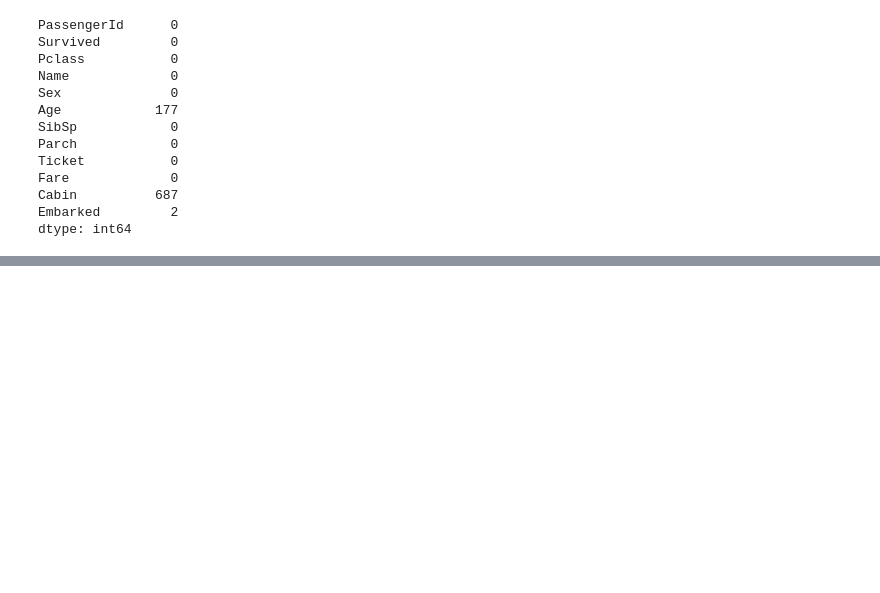
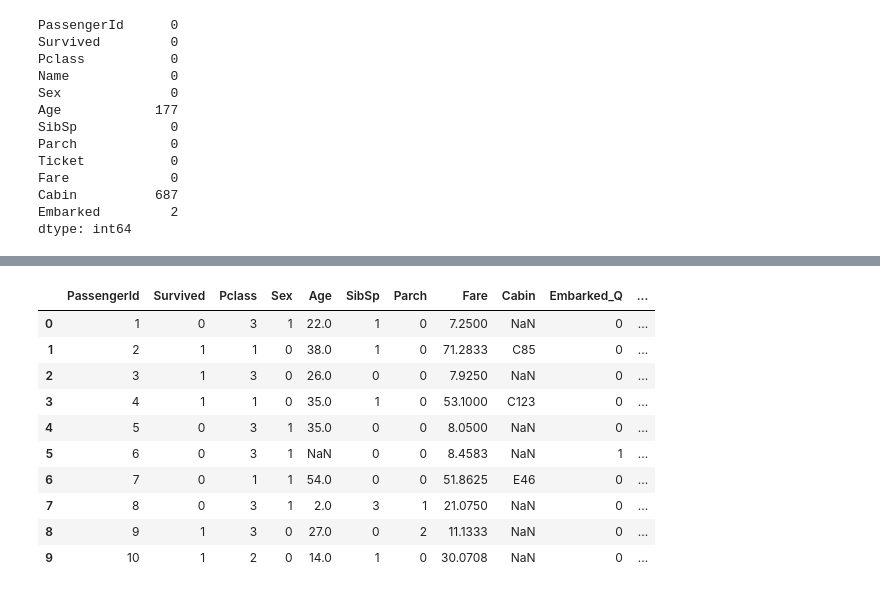
Before and after one commit to jacksonjgee/SVM-Titanic, a Jupyter notebook: SVM-Titanic.ipynb, the cells around one changed output, grey strips where cells are left out. Drawn from its saved outputs; the diff is of its cells as text; code cells hidden in the pictures; blank space fills up the shorter version.

```diff
--- a/SVM-Titanic.ipynb
+++ b/SVM-Titanic.ipynb
@@ -171,0 +144,18 @@ Name: Survived, dtype: float64
+# %%
+df["Embarked_Q"] = (df["Embarked"] == "Q").astype(int)
+df["Embarked_S"] = (df["Embarked"] == "S").astype(int)
+df["Embarked_C"] = (df["Embarked"] == "C").astype(int)
+df = df.drop("Embarked", axis = 1)
+df.head(10)
+# %% [output]
+|  | PassengerId | Survived | Pclass | Sex | Age | SibSp | Parch | Fare | Cabin | Embarked_Q | ... |
+| 0 | 1 | 0 | 3 | 1 | 22.0 | 1 | 0 | 7.2500 | NaN | 0 | ... |
+| 1 | 2 | 1 | 1 | 0 | 38.0 | 1 | 0 | 71.2833 | C85 | 0 | ... |
+| 2 | 3 | 1 | 3 | 0 | 26.0 | 0 | 0 | 7.9250 | NaN | 0 | ... |
+| 3 | 4 | 1 | 1 | 0 | 35.0 | 1 | 0 | 53.1000 | C123 | 0 | ... |
+| 4 | 5 | 0 | 3 | 1 | 35.0 | 0 | 0 | 8.0500 | NaN | 0 | ... |
+| 5 | 6 | 0 | 3 | 1 | NaN | 0 | 0 | 8.4583 | NaN | 1 | ... |
+| 6 | 7 | 0 | 1 | 1 | 54.0 | 0 | 0 | 51.8625 | E46 | 0 | ... |
+| 7 | 8 | 0 | 3 | 1 | 2.0 | 3 | 1 | 21.0750 | NaN | 0 | ... |
+| 8 | 9 | 1 | 3 | 0 | 27.0 | 0 | 2 | 11.1333 | NaN | 0 | ... |
+| 9 | 10 | 1 | 2 | 0 | 14.0 | 1 | 0 | 30.0708 | NaN | 0 | ... |
```
Also changed, not shown: parts of 17 cells of this notebook, 1 other file.
